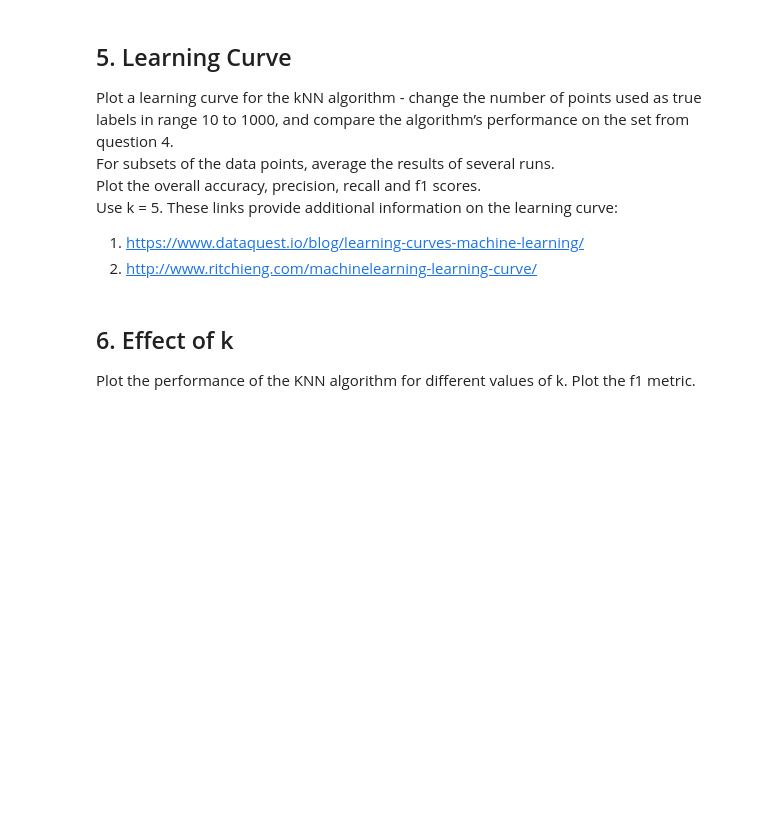
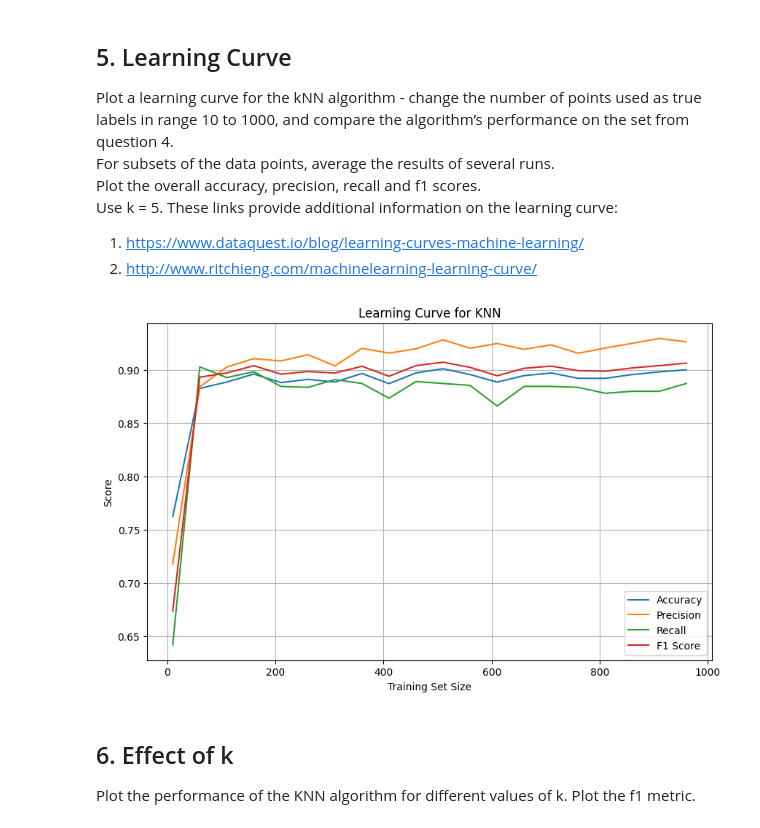
Before and after one commit to jonako123/intro-to-data-science-HW3, a Jupyter notebook: KNN_homework.ipynb, the cells around one changed output. Cells and saved outputs as stored; diff of their text form; code cells hidden in the pictures; blank space fills up the shorter version.

```diff
--- a/KNN_homework.ipynb
+++ b/KNN_homework.ipynb
@@ -31,6 +257,78 @@ Use k = 5.
 These links provide additional information on the learning curve:
 1. https://www.dataquest.io/blog/learning-curves-machine-learning/
 1. http://www.ritchieng.com/machinelearning-learning-curve/
+# %%
+from sklearn.metrics import (
+    precision_score,
+    recall_score,
+    f1_score
+)
+
+# Dataset
+X, y = make_classification(
+    n_samples=2000,
+    n_features=2,
+    n_redundant=0,
+    n_informative=2,
+    random_state=42
+)
+
+X_train, X_test, y_train, y_test = train_test_split(
+    X, y, test_size=0.2, random_state=42
+)
+
+sizes = np.arange(10, 1001, 50)
+
+accuracy_list = []
+precision_list = []
+recall_list = []
+f1_list = []
+
+
+for size in sizes:
+    acc_runs = []
+    prec_runs = []
+    rec_runs = []
+    f1_runs = []
+
+    for _ in range(5):
+        idx = np.random.choice(len(X_train), size=size, replace=False)
+
+        X_subset = X_train[idx]
+        y_subset = y_train[idx]
+
+        knn = KNNClassifier(n_neighbors=5)
+        knn.fit(X_subset, y_subset)
+
+        predictions = knn.predict(X_test)
+
+        acc_runs.append(accuracy_score(y_test, predictions))
+        prec_runs.append(precision_score(y_test, predictions))
+        rec_runs.append(recall_score(y_test, predictions))
+        f1_runs.append(f1_score(y_test, predictions))
+
+    accuracy_list.append(np.mean(acc_runs))
+    precision_list.append(np.mean(prec_runs))
+    recall_list.append(np.mean(rec_runs))
+    f1_list.append(np.mean(f1_runs))
+
+
+# Plot
+plt.figure(figsize=(10, 6))
+
+plt.plot(sizes, accuracy_list, label='Accuracy')
+plt.plot(sizes, precision_list, label='Precision')
+plt.plot(sizes, recall_list, label='Recall')
+plt.plot(sizes, f1_list, label='F1 Score')
+
+plt.xlabel("Training Set Size")
+plt.ylabel("Score")
+plt.title("Learning Curve for KNN")
+plt.legend()
+plt.grid(True)
+plt.show()
+# %% [output]
+[figure, added]
 # %% [markdown]
 ## 6. Effect of k
 Plot the performance of the KNN algorithm for different values of k. Plot the f1 metric.
```
Also changed, not shown: parts of 8 cells of this notebook, 3 other files.
